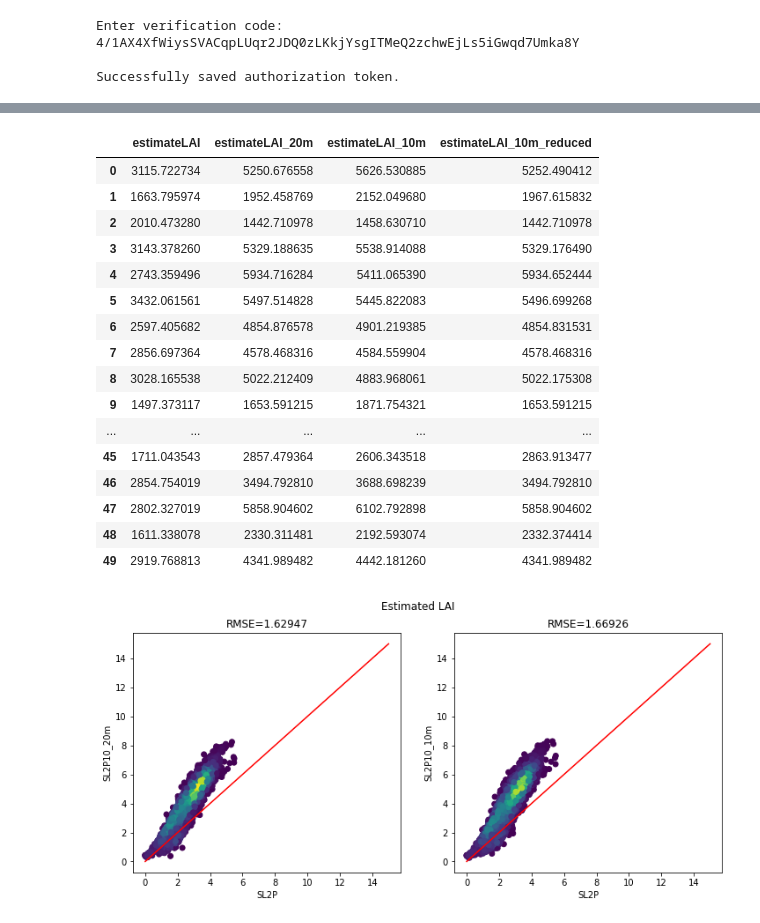
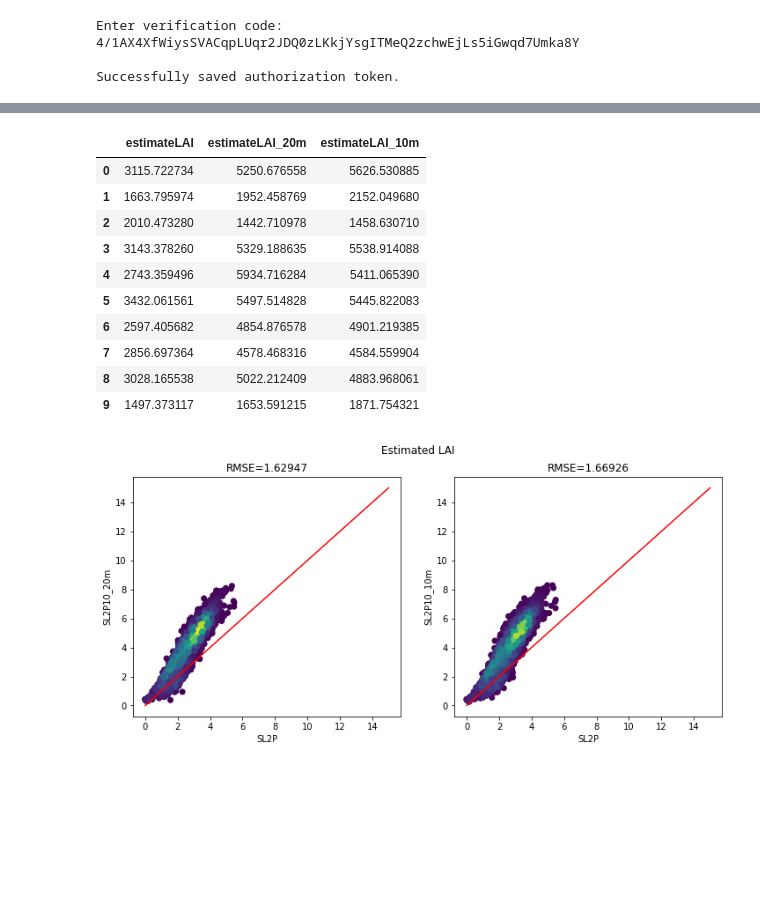
Before and after one commit to kateharvey/ALR-Sentinel2, a Jupyter notebook: shared/SL2P10_control.ipynb, the cells around one changed output, grey strips where cells are left out. Saved outputs shown, nothing was run; the diff lists cells and outputs as text; code cells hidden in the pictures; blank space fills up the shorter version.

```diff
--- a/shared/SL2P10_control.ipynb
+++ b/shared/SL2P10_control.ipynb
@@ -1124,51 +1122,42 @@ displayImage(export_collection_10m.mosaic().select('estimate'+outputName),0+outp
 # %%
 # combine all SL2P, SL2P10_10m, SL2P10_20m bands into a single image to sample corresponding pixel values
 
 export_20m = export_collection_20m.first()
 export_10m = export_collection_10m.first()
-export_10m_reduced = resampled_collection.first()
 
 export_20m = export_20m.select('estimate'+outputName).rename('estimate'+outputName+'_20m')
 export_10m = export_10m.select('estimate'+outputName).rename('estimate'+outputName+'_10m')
-export_10m_reduced = export_10m_reduced.select('estimate'+outputName).rename('estimate'+outputName+'_10m_reduced')
 
 # get the first image in export_collection ; add all bands from corresponding image in export_collection_10m and export_collection_10m
-full_image = export_collection.first().addBands(export_20m).addBands(export_10m).addBands(export_10m_reduced)
+full_image = export_collection.first().addBands(export_20m).addBands(export_10m)
 
 # sample the composed image with SL2P10_10m and SL2P10_20m bands
-samples = full_image.select('estimate'+outputName, 'estimate'+outputName+'_20m', 'estimate'+outputName+'_10m', 'estimate'+outputName+'_10m_reduced').sample(numPixels=5000, projection=export_collection.first().select('estimate'+outputName)\
+samples = full_image.select('estimate'+outputName, 'estimate'+outputName+'_20m', 'estimate'+outputName+'_10m').sample(numPixels=5000, projection=export_collection.first().select('estimate'+outputName)\
                                                              .projection(), scale=10).getInfo()
 
 list_length = len(samples['features'])
 estimate_list = []
 
 # populate an array with the estimate for SL2P, SL2P10_10m, SL2P10_20m
 for i in range(list_length):
     temp_list = []
     temp_list.append(samples['features'][i]['properties']['estimate'+outputName])
     temp_list.append(samples['features'][i]['properties']['estimate'+outputName+'_20m'])
     temp_list.append(samples['features'][i]['properties']['estimate'+outputName+'_10m'])
-    temp_list.append(samples['features'][i]['properties']['estimate'+outputName+'_10m_reduced'])
     estimate_list.append(temp_list)
 
-estimate_array = pd.DataFrame(estimate_list).rename(columns={0:'estimate'+outputName, 1:'estimate'+outputName+'_20m', 2:'estimate'+outputName+'_10m', 3:'estimate'+outputName+'_10m_reduced'})
+estimate_array = pd.DataFrame(estimate_list).rename(columns={0:'estimate'+outputName, 1:'estimate'+outputName+'_20m', 2:'estimate'+outputName+'_10m'})
 estimate_array.head(10)
 # %% [output]
-|  | estimateLAI | estimateLAI_20m | estimateLAI_10m | estimateLAI_10m_reduced |
-| 0 | 3115.722734 | 5250.676558 | 5626.530885 | 5252.490412 |
-| 1 | 1663.795974 | 1952.458769 | 2152.049680 | 1967.615832 |
-| 2 | 2010.473280 | 1442.710978 | 1458.630710 | 1442.710978 |
-| 3 | 3143.378260 | 5329.188635 | 5538.914088 | 5329.176490 |
-| 4 | 2743.359496 | 5934.716284 | 5411.065390 | 5934.652444 |
-| 5 | 3432.061561 | 5497.514828 | 5445.822083 | 5496.699268 |
-| 6 | 2597.405682 | 4854.876578 | 4901.219385 | 4854.831531 |
-| 7 | 2856.697364 | 4578.468316 | 4584.559904 | 4578.468316 |
-| 8 | 3028.165538 | 5022.212409 | 4883.968061 | 5022.175308 |
-| 9 | 1497.373117 | 1653.591215 | 1871.754321 | 1653.591215 |
-| ... | ... | ... | ... | ... |
-| 45 | 1711.043543 | 2857.479364 | 2606.343518 | 2863.913477 |
-| 46 | 2854.754019 | 3494.792810 | 3688.698239 | 3494.792810 |
-| 47 | 2802.327019 | 5858.904602 | 6102.792898 | 5858.904602 |
-| 48 | 1611.338078 | 2330.311481 | 2192.593074 | 2332.374414 |
-| 49 | 2919.768813 | 4341.989482 | 4442.181260 | 4341.989482 |
+|  | estimateLAI | estimateLAI_20m | estimateLAI_10m |
+| 0 | 3115.722734 | 5250.676558 | 5626.530885 |
+| 1 | 1663.795974 | 1952.458769 | 2152.049680 |
+| 2 | 2010.473280 | 1442.710978 | 1458.630710 |
+| 3 | 3143.378260 | 5329.188635 | 5538.914088 |
+| 4 | 2743.359496 | 5934.716284 | 5411.065390 |
+| 5 | 3432.061561 | 5497.514828 | 5445.822083 |
+| 6 | 2597.405682 | 4854.876578 | 4901.219385 |
+| 7 | 2856.697364 | 4578.468316 | 4584.559904 |
+| 8 | 3028.165538 | 5022.212409 | 4883.968061 |
+| 9 | 1497.373117 | 1653.591215 | 1871.754321 |
 # %%
```
Also changed, not shown: parts of 2 cells of this notebook.
